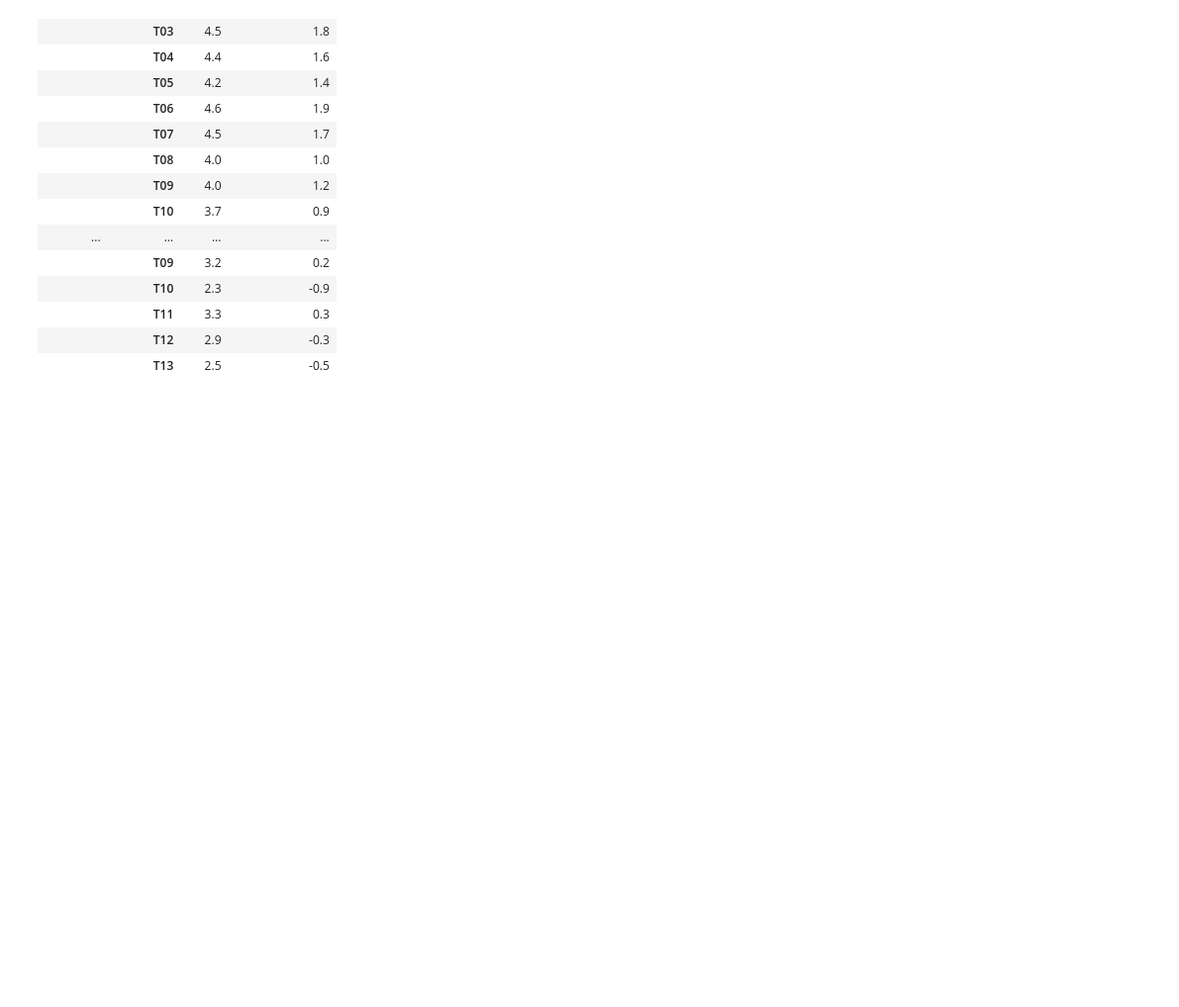
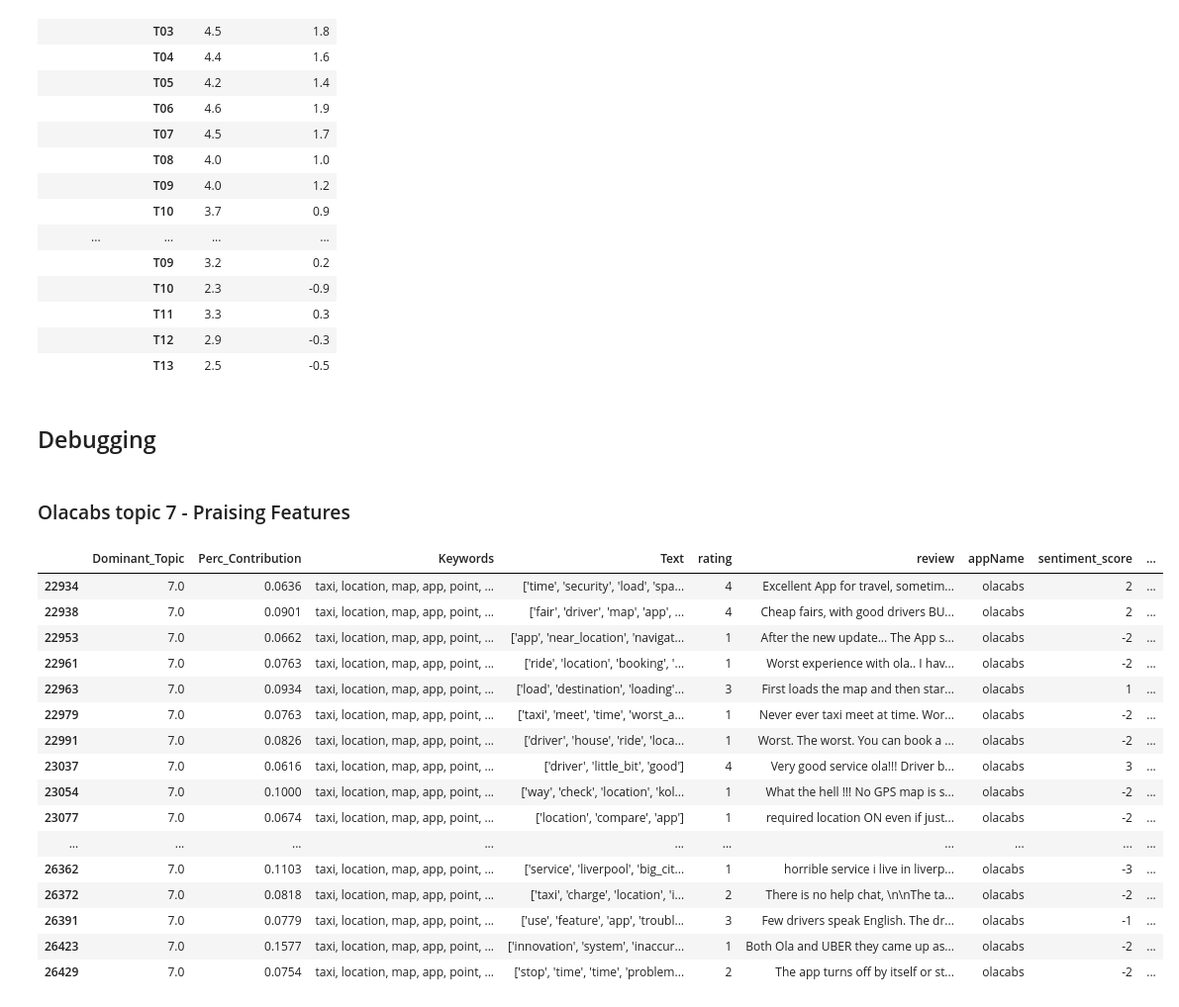
Before and after one commit to enliktjioe/master-thesis-2021, a Jupyter notebook: notebooks/LDA_Mallet_ALL_P3_ResultAnalysis.ipynb, the cells around one changed output. Shown at 99% size. Saved outputs shown, nothing was run; the diff lists cells and outputs as text; code cells hidden in the pictures; blank space fills up the shorter version.

Commit message:
add filtered dataframe analysis for rating and sentiment

```diff
--- a/notebooks/LDA_Mallet_ALL_P3_ResultAnalysis.ipynb
+++ b/notebooks/LDA_Mallet_ALL_P3_ResultAnalysis.ipynb
@@ -368,3 +366,27 @@ df_avg
 |  | T11 | 3.3 | 0.3 |
 |  | T12 | 2.9 | -0.3 |
 |  | T13 | 2.5 | -0.5 |
+# %% [markdown]
+## Debugging
+# %% [markdown]
+### Olacabs topic 7 - Praising Features
+# %%
+df_dominant_topic_m_sentiment[(df_dominant_topic_m_sentiment['Dominant_Topic'] == 7) & (df_dominant_topic_m_sentiment['appName'] == 'olacabs')]
+# %% [output]
+|  | Dominant_Topic | Perc_Contribution | Keywords | Text | rating | review | appName | sentiment_score | ... |
+| 22934 | 7.0 | 0.0636 | taxi, location, map, app, point, ... | ['time', 'security', 'load', 'spa... | 4 | Excellent App for travel, sometim... | olacabs | 2 | ... |
+| 22938 | 7.0 | 0.0901 | taxi, location, map, app, point, ... | ['fair', 'driver', 'map', 'app', ... | 4 | Cheap fairs, with good drivers BU... | olacabs | 2 | ... |
+| 22953 | 7.0 | 0.0662 | taxi, location, map, app, point, ... | ['app', 'near_location', 'navigat... | 1 | After the new update... The App s... | olacabs | -2 | ... |
+| 22961 | 7.0 | 0.0763 | taxi, location, map, app, point, ... | ['ride', 'location', 'booking', '... | 1 | Worst experience with ola.. I hav... | olacabs | -2 | ... |
+| 22963 | 7.0 | 0.0934 | taxi, location, map, app, point, ... | ['load', 'destination', 'loading'... | 3 | First loads the map and then star... | olacabs | 1 | ... |
+| 22979 | 7.0 | 0.0763 | taxi, location, map, app, point, ... | ['taxi', 'meet', 'time', 'worst_a... | 1 | Never ever taxi meet at time. Wor... | olacabs | -2 | ... |
+| 22991 | 7.0 | 0.0826 | taxi, location, map, app, point, ... | ['driver', 'house', 'ride', 'loca... | 1 | Worst. The worst. You can book a ... | olacabs | -2 | ... |
+| 23037 | 7.0 | 0.0616 | taxi, location, map, app, point, ... | ['driver', 'little_bit', 'good'] | 4 | Very good service ola!!! Driver b... | olacabs | 3 | ... |
+| 23054 | 7.0 | 0.1000 | taxi, location, map, app, point, ... | ['way', 'check', 'location', 'kol... | 1 | What the hell !!! No GPS map is s... | olacabs | -2 | ... |
+| 23077 | 7.0 | 0.0674 | taxi, location, map, app, point, ... | ['location', 'compare', 'app'] | 1 | required location ON even if just... | olacabs | -2 | ... |
+| ... | ... | ... | ... | ... | ... | ... | ... | ... | ... |
+| 26362 | 7.0 | 0.1103 | taxi, location, map, app, point, ... | ['service', 'liverpool', 'big_cit... | 1 | horrible service i live in liverp... | olacabs | -3 | ... |
+| 26372 | 7.0 | 0.0818 | taxi, location, map, app, point, ... | ['taxi', 'charge', 'location', 'i... | 2 | There is no help chat, \n\nThe ta... | olacabs | -2 | ... |
+| 26391 | 7.0 | 0.0779 | taxi, location, map, app, point, ... | ['use', 'feature', 'app', 'troubl... | 3 | Few drivers speak English. The dr... | olacabs | -1 | ... |
+| 26423 | 7.0 | 0.1577 | taxi, location, map, app, point, ... | ['innovation', 'system', 'inaccur... | 1 | Both Ola and UBER they came up as... | olacabs | -2 | ... |
+| 26429 | 7.0 | 0.0754 | taxi, location, map, app, point, ... | ['stop', 'time', 'time', 'problem... | 2 | The app turns off by itself or st... | olacabs | -2 | ... |
```
Also changed, not shown: parts of 3 cells of this notebook.
